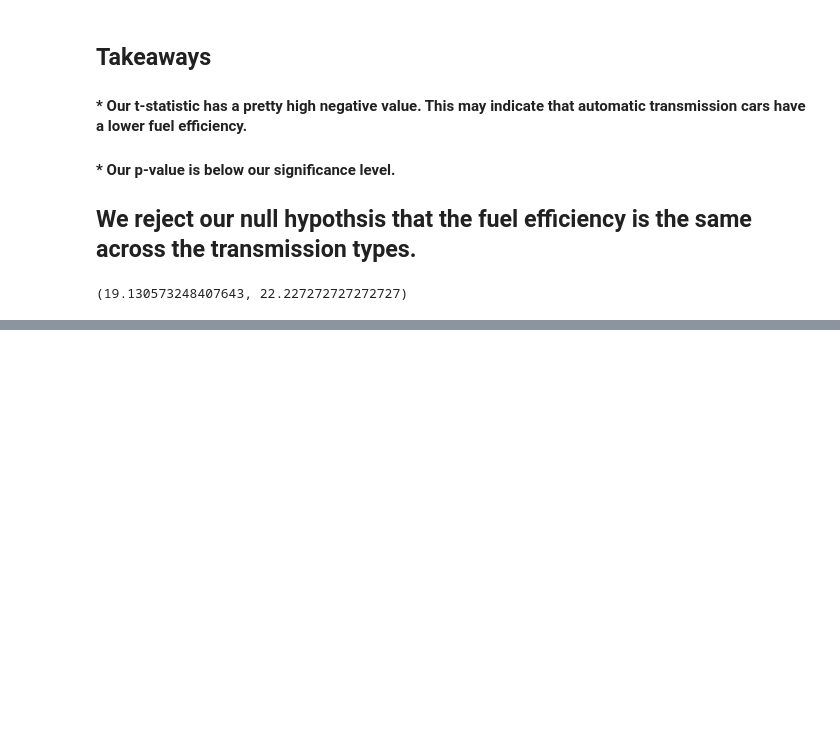
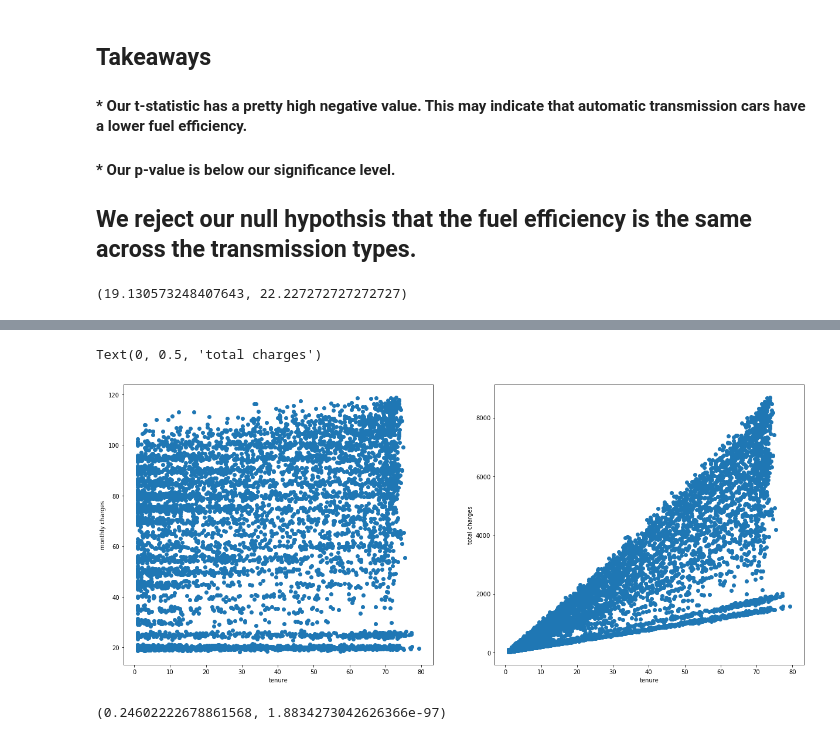
Before and after one commit to brentschriver/statistics-exercises, a Jupyter notebook: hypothesis-testing-revisited.ipynb, the cells around one changed output, grey strips where cells are left out. Cells and saved outputs as stored; diff of their text form; code cells hidden in the pictures; blank space fills up the shorter version.

Commit message:
Updating correlation testing practice.

```diff
--- a/hypothesis-testing-revisited.ipynb
+++ b/hypothesis-testing-revisited.ipynb
@@ -356,0 +444,4 @@ auto_fe.mean(), manual_fe.mean()
+# %%
+tenure = df['tenure_month']
+monthly_charges = df['monthly_charges']
+total_charges = df['total_charges']
@@ -356,0 +469,21 @@ auto_fe.mean(), manual_fe.mean()
+# %%
+plt.figure(figsize=(20.8, 8.8))
+
+plt.subplot(121)
+plt.scatter(tenure, monthly_charges)
+plt.xlabel('tenure')
+plt.ylabel('monthly charges')
+
+plt.subplot(122)
+plt.scatter(tenure, total_charges)
+plt.xlabel('tenure')
+plt.ylabel('total charges')
+# %% [output]
+Text(0, 0.5, 'total charges')
+[figure, added]
+# %%
+# Check for correlation between tenure and monthly_charges.
+corr, p = stats.pearsonr(tenure, monthly_charges)
+corr, p
+# %% [output]
+(0.24602222678861568, 1.8834273042626366e-97)
```
Also changed, not shown: parts of 53 cells of this notebook.
